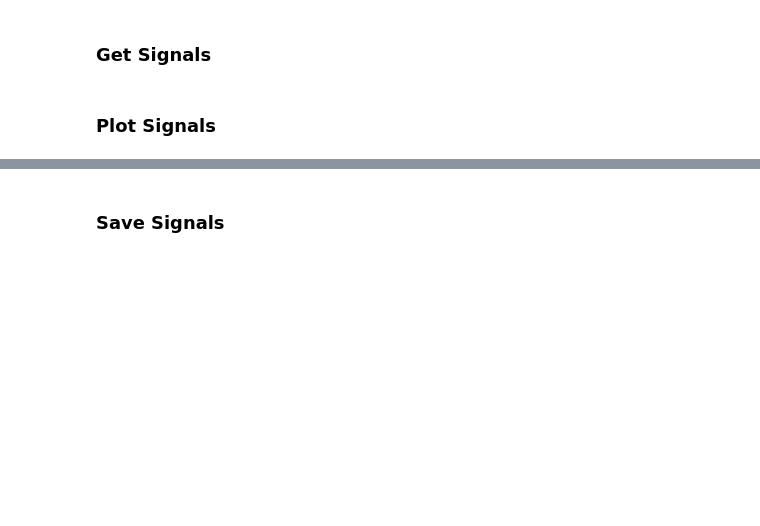
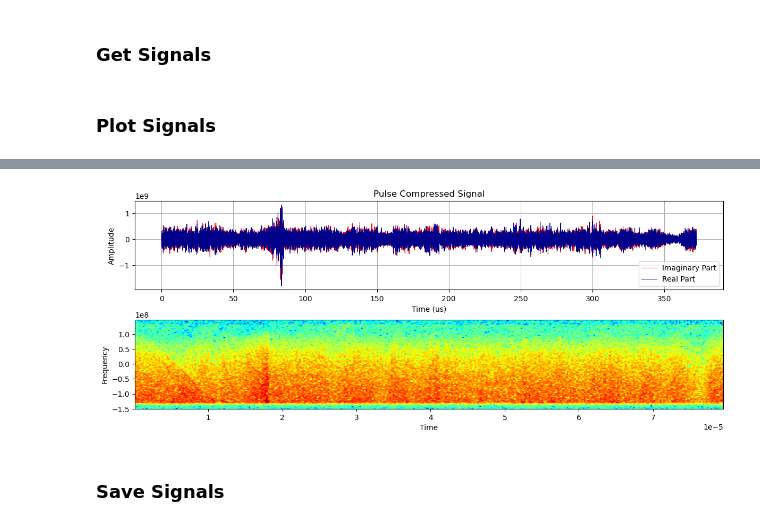
Before and after one commit to AndrewPlayer3/sar_processing, a Jupyter notebook: s1_level0/save_signals.ipynb, the cells around one changed output, grey strips where cells are left out. Cells and saved outputs as stored; diff of their text form; code cells hidden in the pictures; blank space fills up the shorter version.

```diff
--- a/s1_level0/save_signals.ipynb
+++ b/s1_level0/save_signals.ipynb
@@ -141,3 +135,7 @@ plot_signal_components(compressed, 0, sampling_window_length, title="Pulse Compr
+# %%
+plot_signal_components(compressed, 0, sampling_window_length, fft_size=128, sample_rate=3*1e+8, title="Pulse Compressed Signal")
+# %% [output]
+[figure, added]
 # %% [markdown]
 ### Save Signals
 # %%
```
Also changed, not shown: parts of 10 cells of this notebook.
